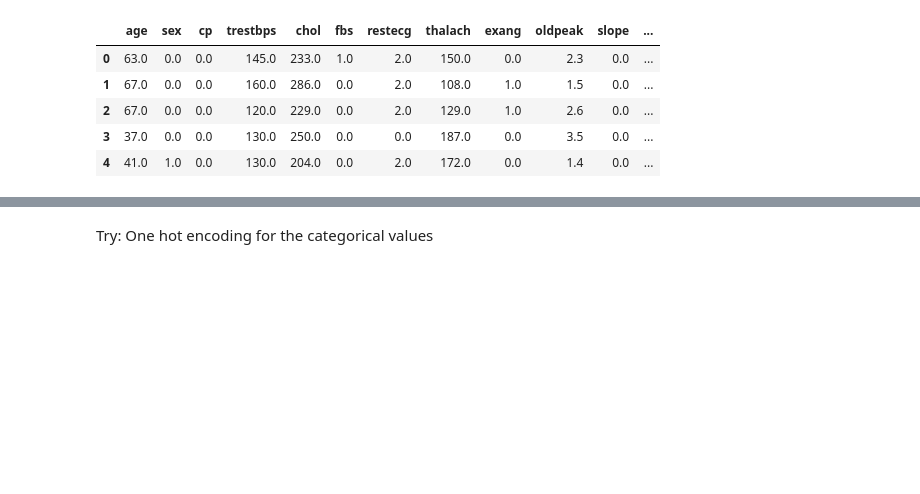
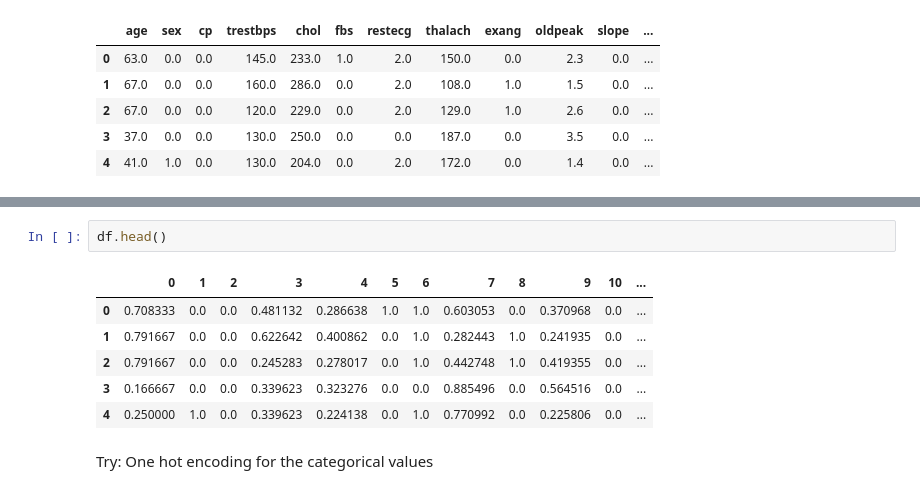
Before and after one commit to vinaysb/Data-Mining-2019-20, a Jupyter notebook: Assignment_11/Assignment_11_Shreya_hyperopt-Copy1.ipynb, the cells around one changed output, grey strips where cells are left out. Saved outputs shown, nothing was run; the diff lists cells and outputs as text; blank space fills up the shorter version.

```diff
--- a/Assignment_11/Assignment_11_Shreya-Copy1.ipynb
+++ b/Assignment_11/Assignment_11_Shreya_hyperopt-Copy1.ipynb
@@ -121,3 +130,12 @@ df.head()
+# %%
+df.head()
+# %% [output]
+|  | 0 | 1 | 2 | 3 | 4 | 5 | 6 | 7 | 8 | 9 | 10 | ... |
+| 0 | 0.708333 | 0.0 | 0.0 | 0.481132 | 0.286638 | 1.0 | 1.0 | 0.603053 | 0.0 | 0.370968 | 0.0 | ... |
+| 1 | 0.791667 | 0.0 | 0.0 | 0.622642 | 0.400862 | 0.0 | 1.0 | 0.282443 | 1.0 | 0.241935 | 0.0 | ... |
+| 2 | 0.791667 | 0.0 | 0.0 | 0.245283 | 0.278017 | 0.0 | 1.0 | 0.442748 | 1.0 | 0.419355 | 0.0 | ... |
+| 3 | 0.166667 | 0.0 | 0.0 | 0.339623 | 0.323276 | 0.0 | 0.0 | 0.885496 | 0.0 | 0.564516 | 0.0 | ... |
+| 4 | 0.250000 | 1.0 | 0.0 | 0.339623 | 0.224138 | 0.0 | 1.0 | 0.770992 | 0.0 | 0.225806 | 0.0 | ... |
 # %% [markdown]
 Try: One hot encoding for the categorical values
 # %% [markdown]
```
Also changed, not shown: parts of 33 cells of this notebook, 6 other files.
